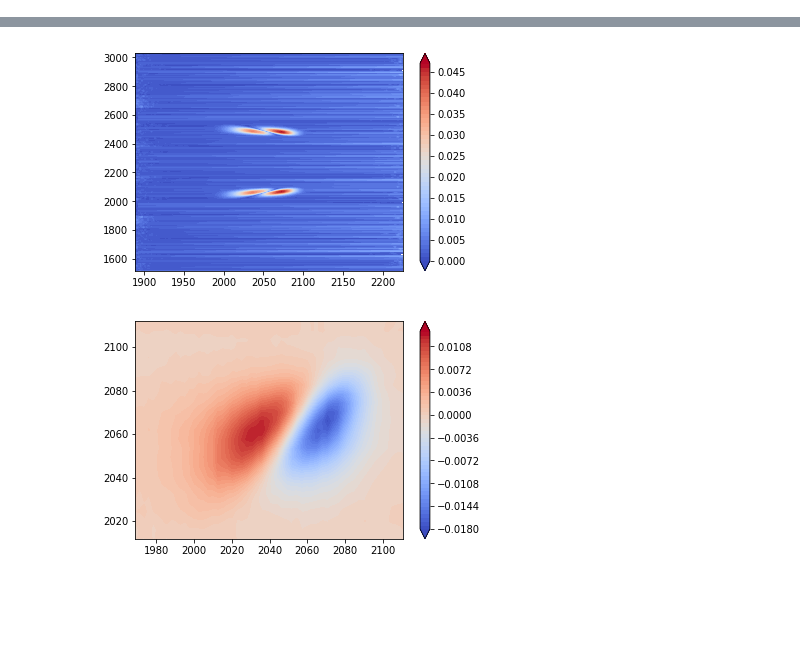
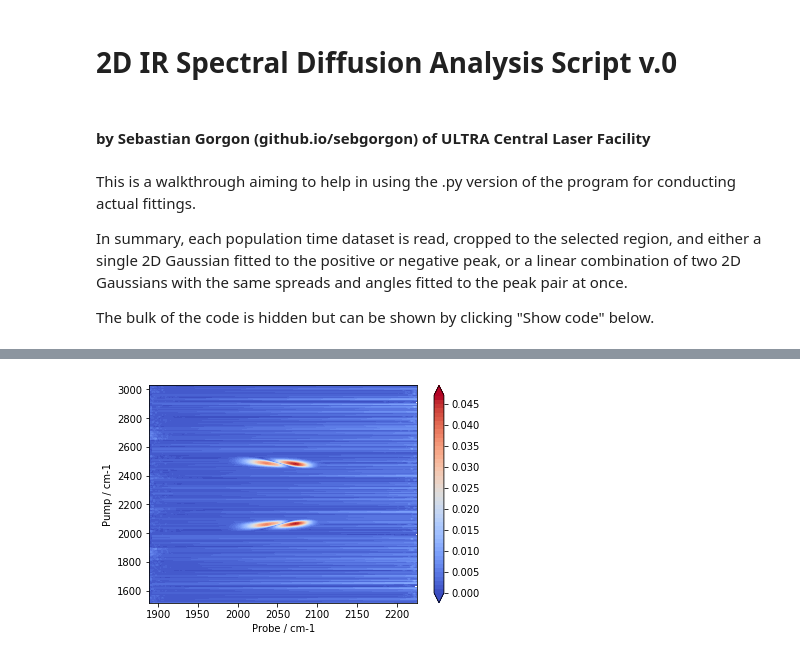
Before and after one commit to sebgorgon/2dIR-spectral-diffusion, a Jupyter notebook: specdiff.v.2.ipynb, the cells around one changed output, grey strips where cells are left out. Saved outputs shown, nothing was run; the diff lists cells and outputs as text; code cells hidden in the pictures; blank space fills up the shorter version.

```diff
--- a/specdiff.v.2.ipynb
+++ b/specdiff.v.2.ipynb
@@ -1 +1,11 @@
+# %% [markdown]
+# 2D IR Spectral Diffusion Analysis Script v.0
+# %% [markdown]
+#### by Sebastian Gorgon (github.io/sebgorgon) of ULTRA Central Laser Facility
+# %% [markdown]
+This is a walkthrough aiming to help in using the .py version of the program for conducting actual fittings.
+
+In summary, each population time dataset is read, cropped to the selected region, and either a single 2D Gaussian fitted to the positive or negative peak, or a linear combination of two 2D Gaussians with the same spreads and angles fitted to the peak pair at once.
+
+The bulk of the code is hidden but can be shown by clicking "Show code" below.
 # %%
@@ -234,14 +297,11 @@ $( document ).ready(code_toggle);
 <a href="javascript:code_toggle()">Show code</a>.''')
 # %% [output]
 [interactive output not drawn]
-# %%
-dff = areaselect('C:/PYTHONALL/023s/LIFE023 22C_3.000ps_2DIR.csv')
-plt.show()
-dfc = cutdown(dff, xrange=(1970, 2110), yrange=(2010, 2110))
-contplot(dfc)
-# %% [output]
-[figure, removed]
-[figure, removed]
+# %%
+target = 'C:/PYTHONALL/023s'
+display_dataset(target)
+# %% [output]
+[figure, added]
 # %%
 """Single frame for testing"""
 
```
Also changed, not shown: parts of 7 cells of this notebook.
